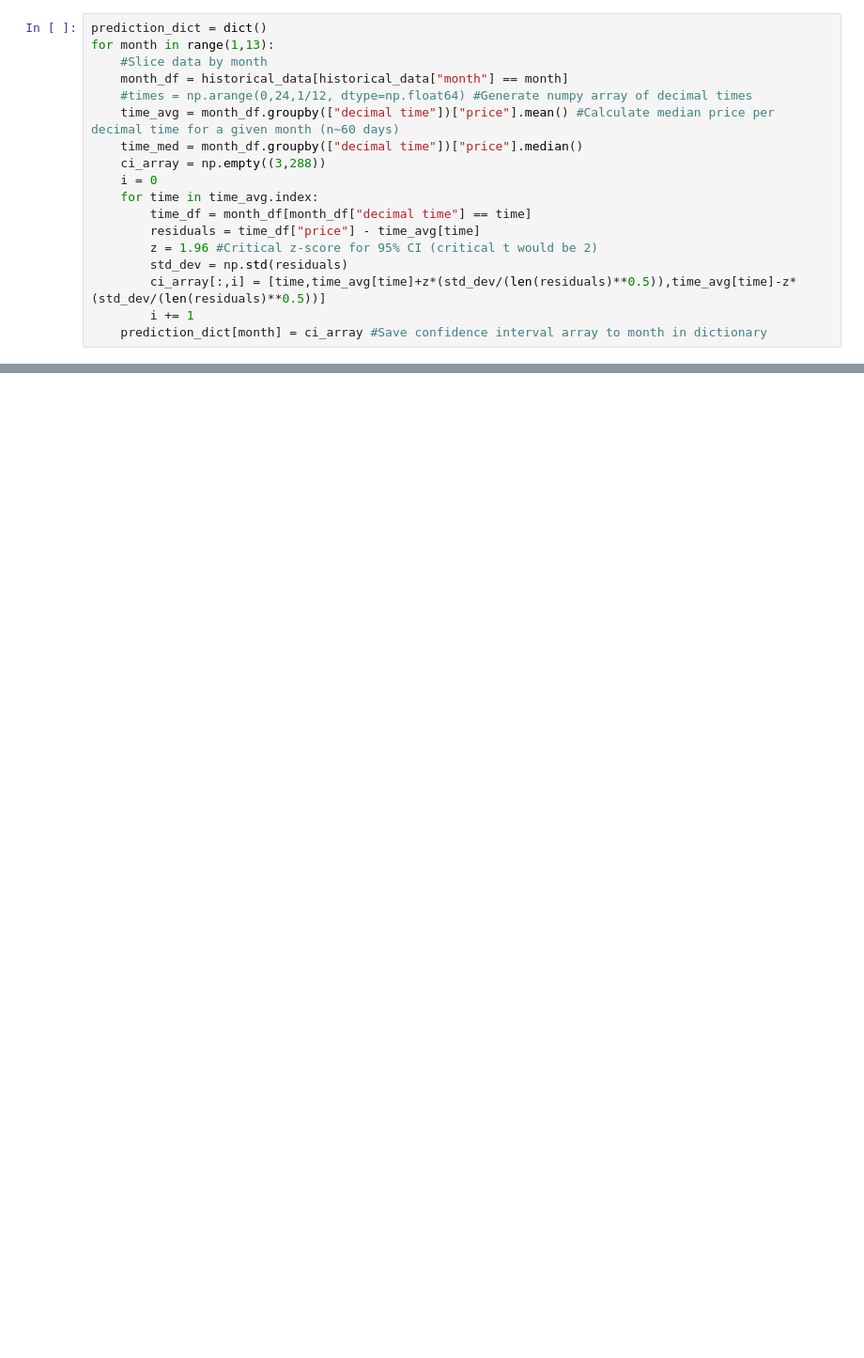
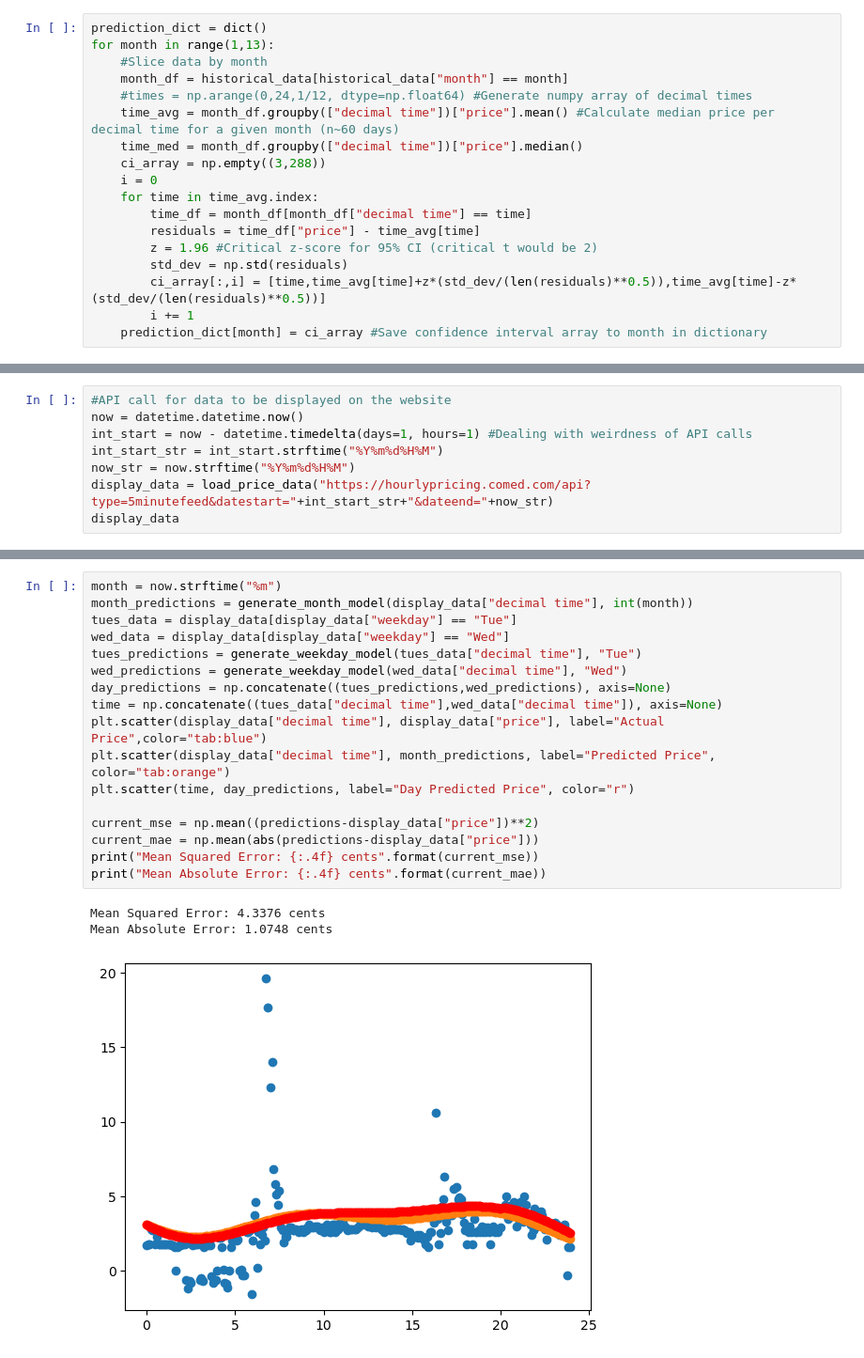
Before and after one commit to traskcon/DATA602-Project, a Jupyter notebook: DATA602-Project.ipynb, the cells around one changed output, grey strips where cells are left out. Shown at 94% size. Cells and saved outputs as stored; diff of their text form; blank space fills up the shorter version.

```diff
--- a/DATA602-Project.ipynb
+++ b/DATA602-Project.ipynb
@@ -328,0 +412,8 @@ Mean Squared Error: 0.0693
+# %%
+#API call for data to be displayed on the website
+now = datetime.datetime.now()
+int_start = now - datetime.timedelta(days=1, hours=1) #Dealing with weirdness of API calls
+int_start_str = int_start.strftime("%Y%m%d%H%M")
+now_str = now.strftime("%Y%m%d%H%M")
+display_data = load_price_data("https://hourlypricing.comed.com/api?type=5minutefeed&datestart="+int_start_str+"&dateend="+now_str)
+display_data
@@ -328,0 +434,21 @@ Mean Squared Error: 0.0693
+# %%
+month = now.strftime("%m")
+month_predictions = generate_month_model(display_data["decimal time"], int(month))
+tues_data = display_data[display_data["weekday"] == "Tue"]
+wed_data = display_data[display_data["weekday"] == "Wed"]
+tues_predictions = generate_weekday_model(tues_data["decimal time"], "Tue")
+wed_predictions = generate_weekday_model(wed_data["decimal time"], "Wed")
+day_predictions = np.concatenate((tues_predictions,wed_predictions), axis=None)
+time = np.concatenate((tues_data["decimal time"],wed_data["decimal time"]), axis=None)
+plt.scatter(display_data["decimal time"], display_data["price"], label="Actual Price",color="tab:blue")
+plt.scatter(display_data["decimal time"], month_predictions, label="Predicted Price", color="tab:orange")
+plt.scatter(time, day_predictions, label="Day Predicted Price", color="r")
+
+current_mse = np.mean((predictions-display_data["price"])**2)
+current_mae = np.mean(abs(predictions-display_data["price"]))
+print("Mean Squared Error: {:.4f} cents".format(current_mse))
+print("Mean Absolute Error: {:.4f} cents".format(current_mae))
+# %% [output]
+Mean Squared Error: 4.3376 cents
+Mean Absolute Error: 1.0748 cents
+[figure, added]
```
Also changed, not shown: parts of 10 cells of this notebook.
